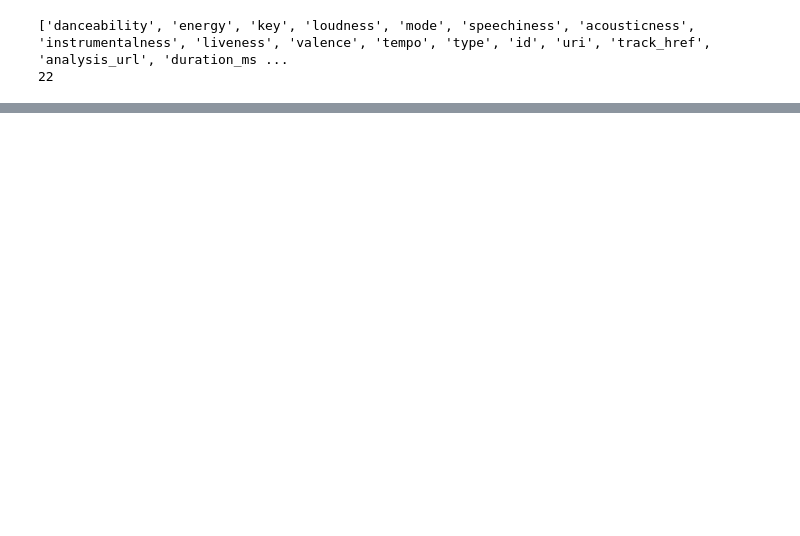
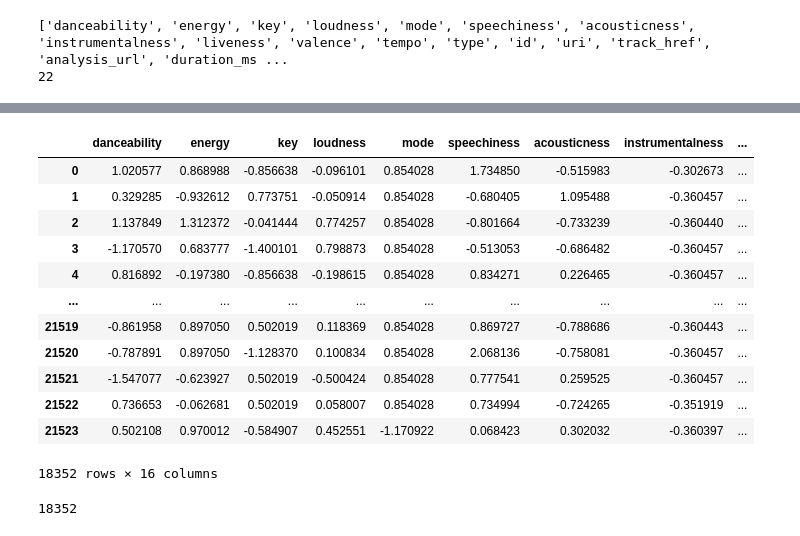
Before and after one commit to Capstone-C242-PS509/music-recommendation, a Jupyter notebook: eda.ipynb, the cells around one changed output, grey strips where cells are left out. Saved outputs shown, nothing was run; the diff lists cells and outputs as text; code cells hidden in the pictures; blank space fills up the shorter version.

```diff
--- a/eda.ipynb
+++ b/eda.ipynb
@@ -15,6 +18,6 @@ ModuleNotFoundError: No module named 'plotly'
 # %%
-df_genres = pd.read_csv('./data/genres_v2.csv')
-df_playlists = pd.read_csv('./data/playlists.csv')
+df_genres = pd.read_csv('/content/drive/MyDrive/Bangkit/music_recommendation/genres_v2.csv')
+df_playlists = pd.read_csv('/content/drive/MyDrive/Bangkit/music_recommendation/playlists.csv')
 # %%
 df_genres.head()
 # %% [output]
@@ -404,0 +610,20 @@ print(random_songs)
+# %%
+filtered_df_pca
+# %% [output]
+|  | danceability | energy | key | loudness | mode | speechiness | acousticness | instrumentalness | ... |
+| 0 | 1.020577 | 0.868988 | -0.856638 | -0.096101 | 0.854028 | 1.734850 | -0.515983 | -0.302673 | ... |
+| 1 | 0.329285 | -0.932612 | 0.773751 | -0.050914 | 0.854028 | -0.680405 | 1.095488 | -0.360457 | ... |
+| 2 | 1.137849 | 1.312372 | -0.041444 | 0.774257 | 0.854028 | -0.801664 | -0.733239 | -0.360440 | ... |
+| 3 | -1.170570 | 0.683777 | -1.400101 | 0.798873 | 0.854028 | -0.513053 | -0.686482 | -0.360457 | ... |
+| 4 | 0.816892 | -0.197380 | -0.856638 | -0.198615 | 0.854028 | 0.834271 | 0.226465 | -0.360457 | ... |
+| ... | ... | ... | ... | ... | ... | ... | ... | ... | ... |
+| 21519 | -0.861958 | 0.897050 | 0.502019 | 0.118369 | 0.854028 | 0.869727 | -0.788686 | -0.360443 | ... |
+| 21520 | -0.787891 | 0.897050 | -1.128370 | 0.100834 | 0.854028 | 2.068136 | -0.758081 | -0.360457 | ... |
+| 21521 | -1.547077 | -0.623927 | 0.502019 | -0.500424 | 0.854028 | 0.777541 | 0.259525 | -0.360457 | ... |
+| 21522 | 0.736653 | -0.062681 | 0.502019 | 0.058007 | 0.854028 | 0.734994 | -0.724265 | -0.351919 | ... |
+| 21523 | 0.502108 | 0.970012 | -0.584907 | 0.452551 | -1.170922 | 0.068423 | 0.302032 | -0.360397 | ... |
+18352 rows × 16 columns
+# %%
+len(filtered_df_pca)
+# %% [output]
+18352
```
Also changed, not shown: parts of 25 cells of this notebook.
